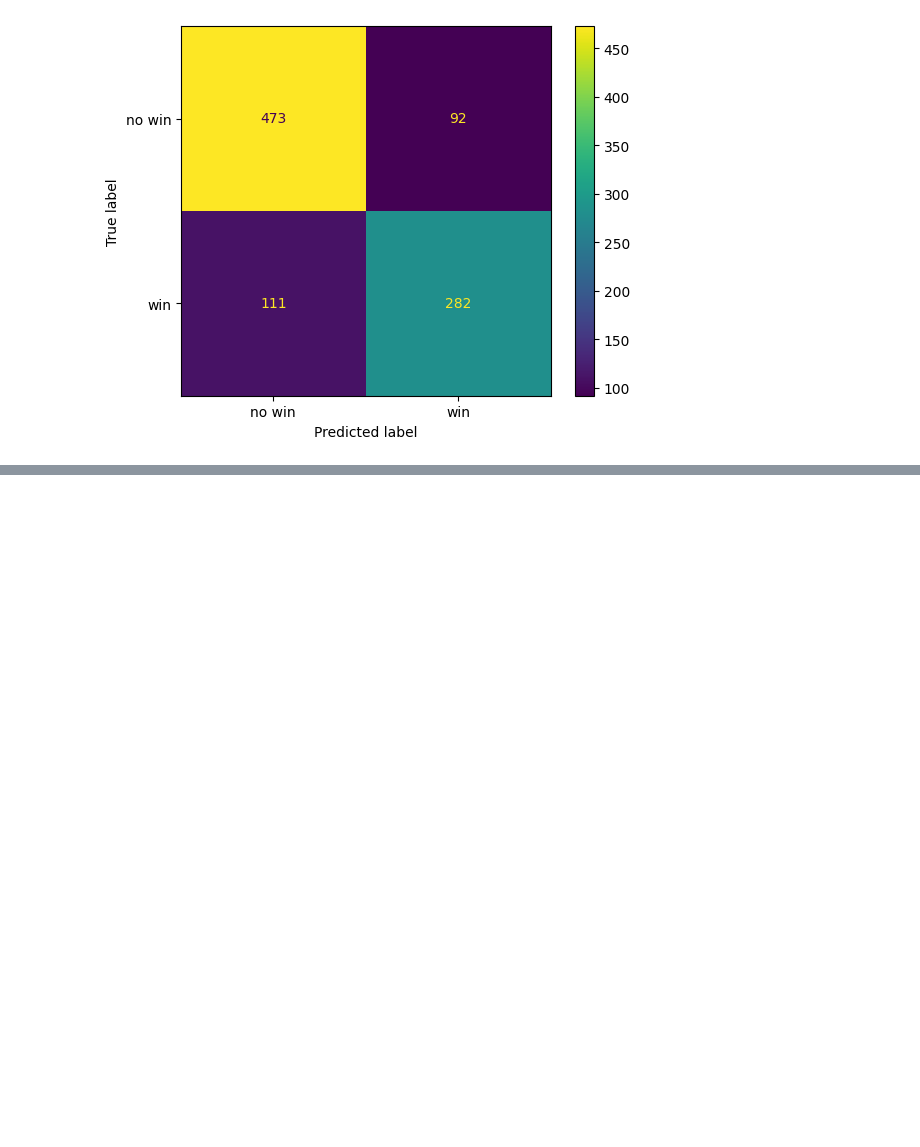
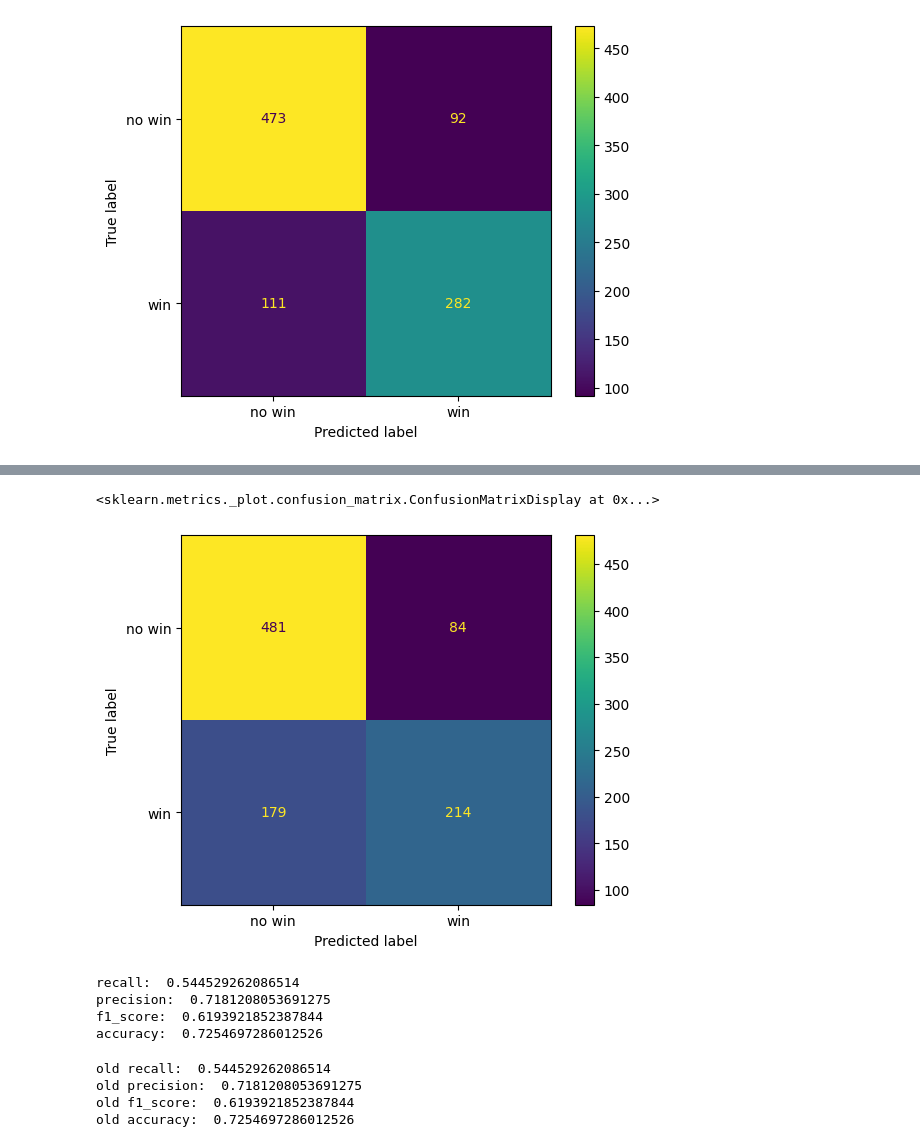
Before and after one commit to michaeledge27/CSCI290, a Jupyter notebook: notebooks/premierLeagueProjectFINAL.ipynb, the cells around one changed output, grey strips where cells are left out. Cells and saved outputs as stored; diff of their text form; code cells hidden in the pictures; blank space fills up the shorter version.

```diff
--- a/notebooks/premierLeagueProjectFINAL.ipynb
+++ b/notebooks/premierLeagueProjectFINAL.ipynb
@@ -398,0 +472,2 @@ You can try to debug the error by setting error_score='raise'.
+# %%
+predictions = pipeline.predict( X_test )
@@ -398,0 +484,5 @@ You can try to debug the error by setting error_score='raise'.
+# %%
+ConfusionMatrixDisplay( cm, display_labels=["no win","win"]).plot()
+# %% [output]
+<sklearn.metrics._plot.confusion_matrix.ConfusionMatrixDisplay at 0x...>
+[figure, added]
@@ -398,0 +494,20 @@ You can try to debug the error by setting error_score='raise'.
+# %%
+print("recall: ", recall)
+print("precision: ", precision)
+print("f1_score: ", f1_score)
+print("accuracy: ", accuracy)
+# %% [output]
+recall:  0.544529262086514
+precision:  0.7181208053691275
+f1_score:  0.6193921852387844
+accuracy:  0.7254697286012526
+# %%
+print("old recall: ", old_recall)
+print("old precision: ", old_precision)
+print("old f1_score: ", old_f1)
+print("old accuracy: ", old_accuracy)
+# %% [output]
+old recall:  0.544529262086514
+old precision:  0.7181208053691275
+old f1_score:  0.6193921852387844
+old accuracy:  0.7254697286012526
```
Also changed, not shown: parts of 16 cells of this notebook.
